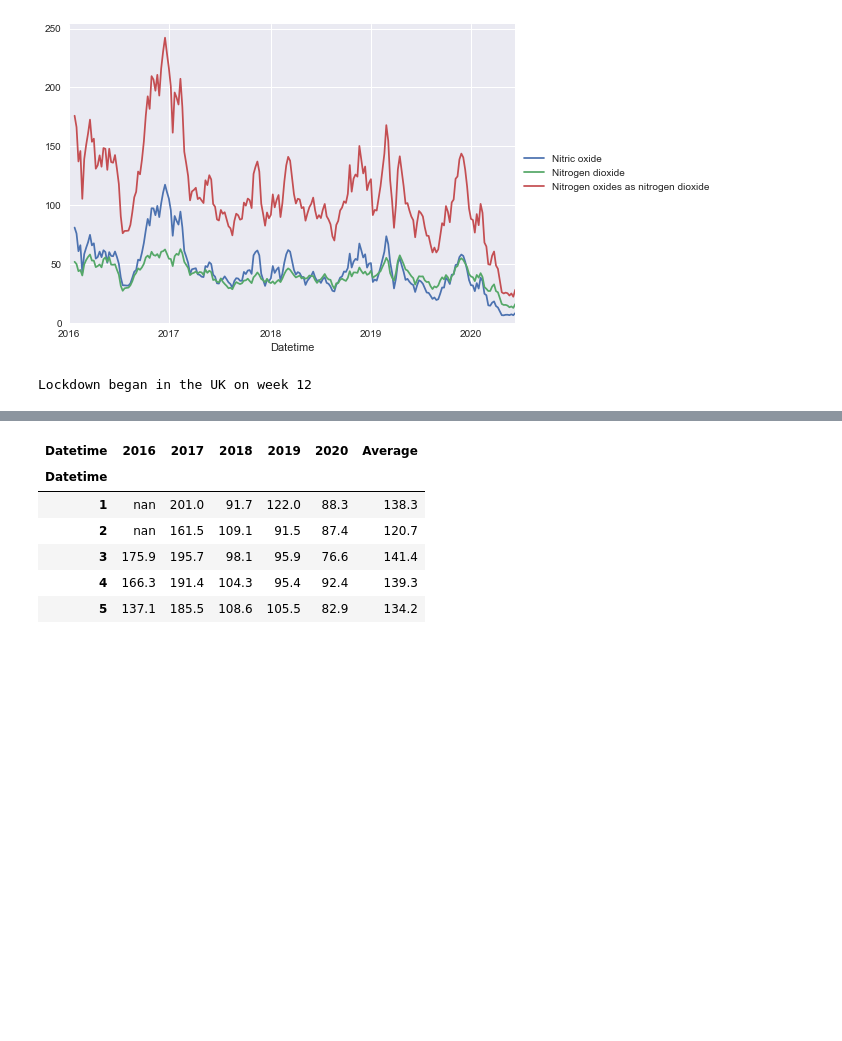
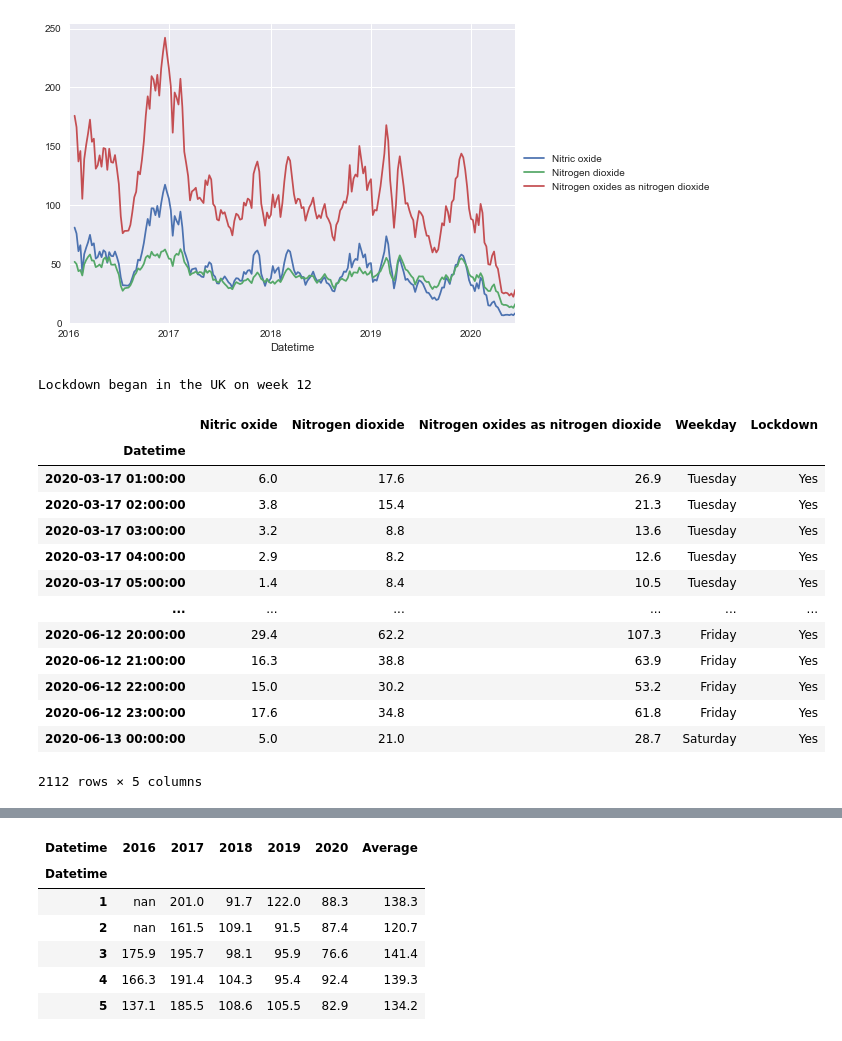
Before and after one commit to productivityboyz/Air-Pollution-Project, a Jupyter notebook: Oxford Analysis.ipynb, the cells around one changed output, grey strips where cells are left out. Saved outputs shown, nothing was run; the diff lists cells and outputs as text; code cells hidden in the pictures; blank space fills up the shorter version.

```diff
--- a/Oxford Analysis.ipynb
+++ b/Oxford Analysis.ipynb
@@ -53,9 +49,27 @@ plot.set_ylim(0,None)
 (0, 254.03598443939885)
 [figure]
 # %%
+#Create new variables to represent the lockdown date
 Lockdown = datetime.datetime(2020,3,17)
 print("Lockdown began in the UK on week " + Lockdown.strftime("%V"))
+data_total.loc[data_total.index>=Lockdown,'Lockdown']="Yes"
+data_total.loc[data_total.index<Lockdown,'Lockdown']="No"
+data_total.loc[data_total.index>datetime.datetime(2020,3,17),:]
 # %% [output]
 Lockdown began in the UK on week 12
+|  | Nitric oxide | Nitrogen dioxide | Nitrogen oxides as nitrogen dioxide | Weekday | Lockdown |
+| Datetime |  |  |  |  |  |
+| 2020-03-17 01:00:00 | 6.0 | 17.6 | 26.9 | Tuesday | Yes |
+| 2020-03-17 02:00:00 | 3.8 | 15.4 | 21.3 | Tuesday | Yes |
+| 2020-03-17 03:00:00 | 3.2 | 8.8 | 13.6 | Tuesday | Yes |
+| 2020-03-17 04:00:00 | 2.9 | 8.2 | 12.6 | Tuesday | Yes |
+| 2020-03-17 05:00:00 | 1.4 | 8.4 | 10.5 | Tuesday | Yes |
+| ... | ... | ... | ... | ... | ... |
+| 2020-06-12 20:00:00 | 29.4 | 62.2 | 107.3 | Friday | Yes |
+| 2020-06-12 21:00:00 | 16.3 | 38.8 | 63.9 | Friday | Yes |
+| 2020-06-12 22:00:00 | 15.0 | 30.2 | 53.2 | Friday | Yes |
+| 2020-06-12 23:00:00 | 17.6 | 34.8 | 61.8 | Friday | Yes |
+| 2020-06-13 00:00:00 | 5.0 | 21.0 | 28.7 | Saturday | Yes |
+2112 rows × 5 columns
 # %%
 # plot the first 20 weeks of each of the available years graph of 'nitrogen oxides as nitrogen dioxide'
```
Also changed, not shown: parts of 6 cells of this notebook, 1 other file.
